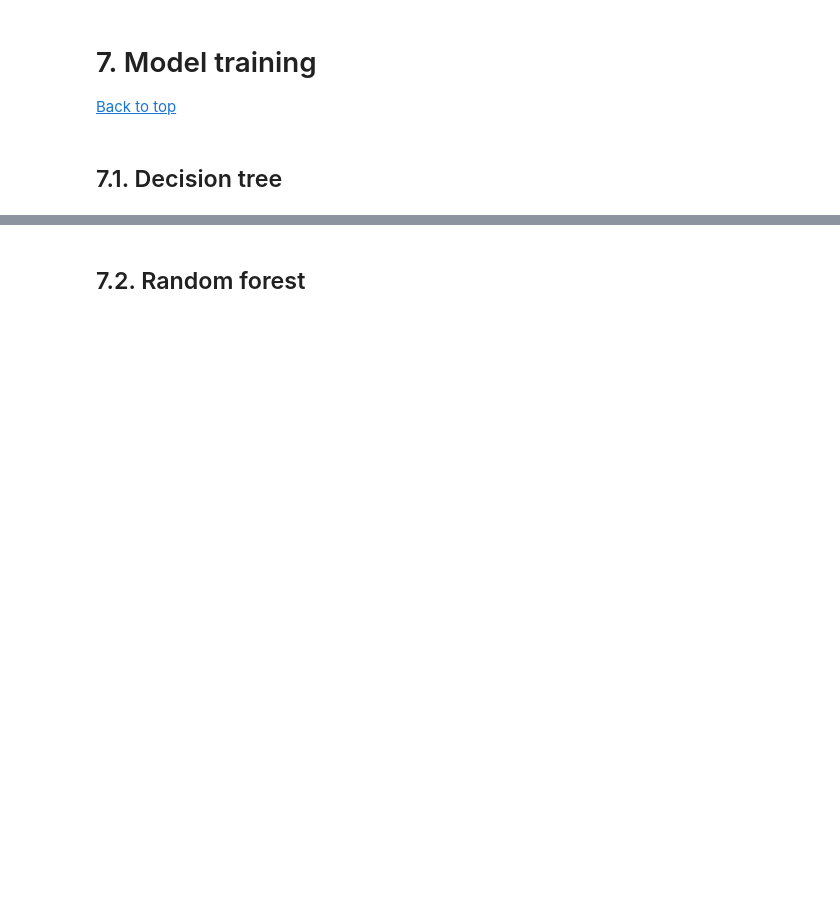
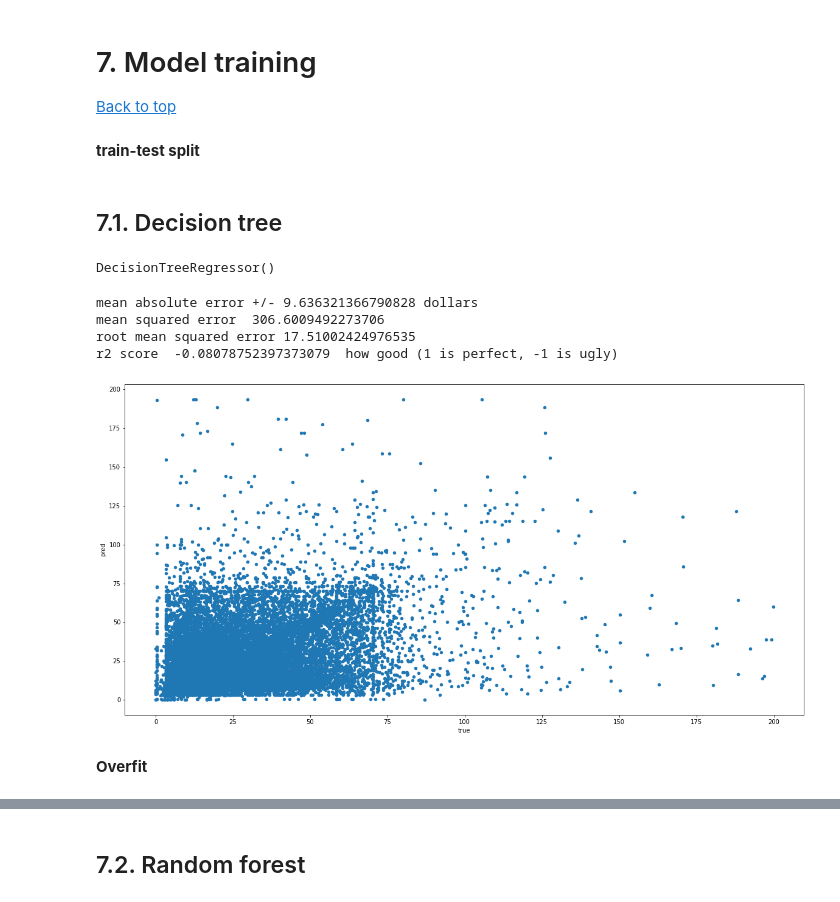
Before and after one commit to soqquadro/nyc-taxi-analysis, a Jupyter notebook: main_notebook.ipynb, the cells around one changed output, grey strips where cells are left out. Cells and saved outputs as stored; diff of their text form; code cells hidden in the pictures; blank space fills up the shorter version.

```diff
--- a/main_notebook.ipynb
+++ b/main_notebook.ipynb
@@ -458,3 +716,5 @@ results.plot(figsize=(20,10), kind='scatter', x='true', y='pred');
 # %% [markdown]
 # 7. Model training <a id='model_training'></a>
 [Back to top](#table_of_contents)
+# %%
+data_for_model = nyc_taxi_with_weather.copy()
@@ -461,2 +732,53 @@ results.plot(figsize=(20,10), kind='scatter', x='true', y='pred');
+# %% [markdown]
+__train-test split__
+# %%
+from sklearn.model_selection import train_test_split
+
+X = data_for_model[input_features]
+y = data_for_model[target_feature]
+
+# one-hot encode
+X = pd.get_dummies(X)
+
+X_train, X_test, y_train, y_test = train_test_split(X, y, test_size=0.33, random_state=42)
 # %% [markdown]
 ## 7.1. Decision tree <a id='decision_tree'></a>
+# %%
+from sklearn.tree import DecisionTreeRegressor
+
+# decision_tree = DecisionTreeRegressor(max_depth=10)
+# overfitting?
+decision_tree = DecisionTreeRegressor()
+
+decision_tree.fit(X_train,y_train)
+# %% [output]
+DecisionTreeRegressor()
+# %%
+model_at_hand = decision_tree
+
+y_pred = model_at_hand.predict(X_test)
+
+from sklearn.metrics import mean_absolute_error
+from sklearn.metrics import mean_squared_error
+from sklearn.metrics import r2_score
+from math import sqrt
+
+print('mean absolute error +/-', mean_absolute_error(y_test,y_pred), 'dollars')
+print('mean squared error ', mean_squared_error(y_test,y_pred))
+print('root mean squared error', sqrt(mean_squared_error(y_test,y_pred)))
+print('r2 score ', r2_score(y_test,y_pred), ' how good (1 is perfect, -1 is ugly)')
+# %% [output]
+mean absolute error +/- 9.636321366790828 dollars
+mean squared error  306.6009492273706
+root mean squared error 17.51002424976535
+r2 score  -0.08078752397373079  how good (1 is perfect, -1 is ugly)
+# %%
+data = {'true': y_test, 'pred': y_pred}
+
+results = pd.DataFrame(data)
+
+results.plot(figsize=(20,10), kind='scatter', x='true', y='pred');
+# %% [output]
+[figure, added]
+# %% [markdown]
+__Overfit__
```
Also changed, not shown: parts of 63 cells of this notebook.
